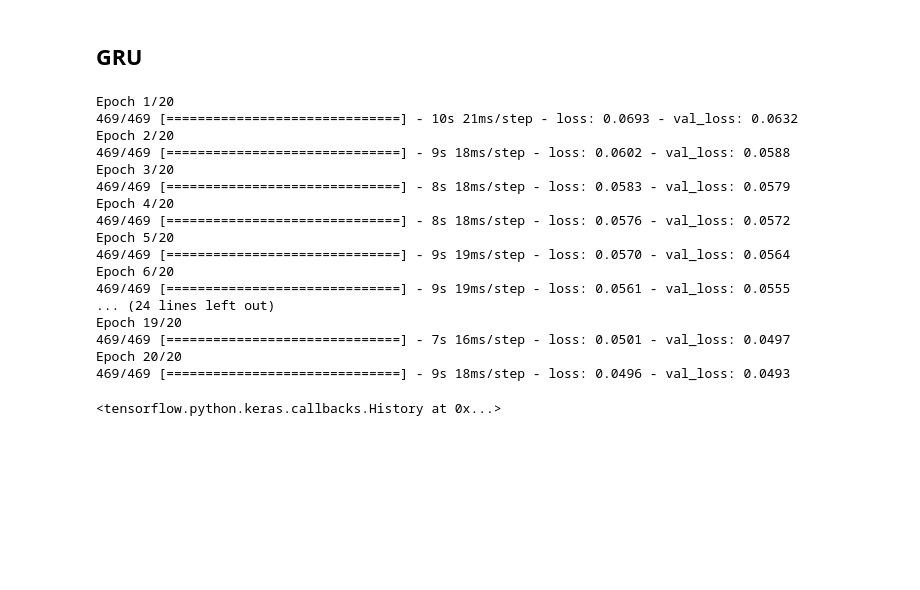
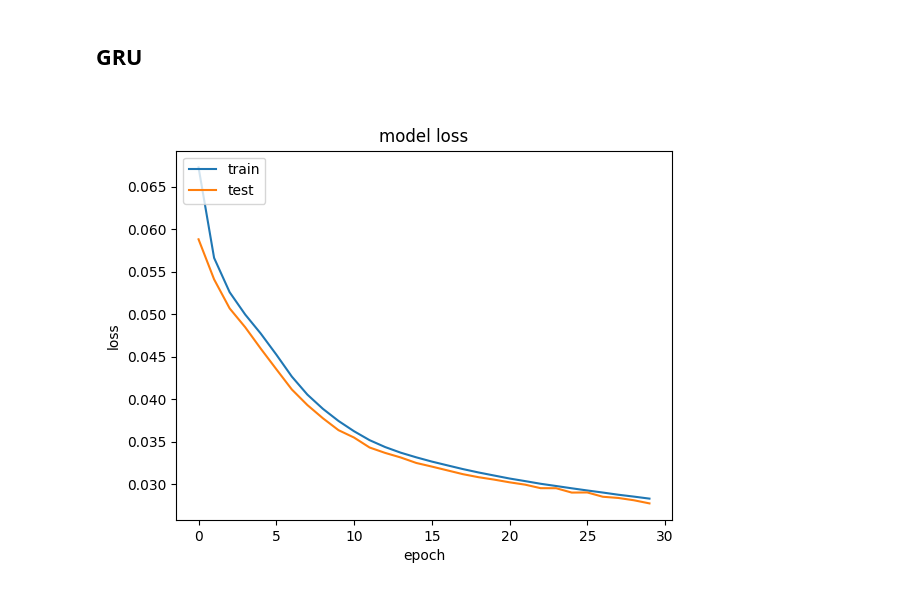
Before and after one commit to ernestchu/CSE688PracticeAndApplicationsOfMachineLearning, a Jupyter notebook: Assignments/hw3/src/hw3-1.ipynb, the cells around one changed output. Cells and saved outputs as stored; diff of their text form; code cells hidden in the pictures; blank space fills up the shorter version.

```diff
--- a/Assignments/hw3/src/hw3-1.ipynb
+++ b/Assignments/hw3/src/hw3-1.ipynb
@@ -200,40 +193,13 @@ plt.imshow(gen[0], cmap='gray')
 # %% [markdown]
 ## GRU
-# %%
-rnn_layer = tf.keras.layers.GRU
-model_gru = tf.keras.Sequential([
-    encoder(14, 28, 28, 2, rnn_layer),
-    decoder(14, 28, 2, 28, rnn_layer)
-])
-model_gru.compile(
-    optimizer=tf.keras.optimizers.Adam(0.001),
-    loss='mse'
-)
-
-model_gru.fit(
-    ds_train,
-    epochs=20,
-    validation_data=ds_test
-)
-# %% [output]
-Epoch 1/20
-469/469 [==============================] - 10s 21ms/step - loss: 0.0693 - val_loss: 0.0632
-Epoch 2/20
-469/469 [==============================] - 9s 18ms/step - loss: 0.0602 - val_loss: 0.0588
-Epoch 3/20
-469/469 [==============================] - 8s 18ms/step - loss: 0.0583 - val_loss: 0.0579
-Epoch 4/20
-469/469 [==============================] - 8s 18ms/step - loss: 0.0576 - val_loss: 0.0572
-Epoch 5/20
-469/469 [==============================] - 9s 19ms/step - loss: 0.0570 - val_loss: 0.0564
-Epoch 6/20
-469/469 [==============================] - 9s 19ms/step - loss: 0.0561 - val_loss: 0.0555
-... (24 lines left out)
-Epoch 19/20
-469/469 [==============================] - 7s 16ms/step - loss: 0.0501 - val_loss: 0.0497
-Epoch 20/20
-469/469 [==============================] - 9s 18ms/step - loss: 0.0496 - val_loss: 0.0493
-<tensorflow.python.keras.callbacks.History at 0x...>
+# %%
+model_gru = train(
+    tf.keras.layers.GRU,
+    load_weights="../assets/hw3-1/weights/GRU.h5",
+    load_fig="../assets/hw3-1/images/GRU.png"
+)
+# %% [output]
+[figure, added]
 # %%
 index = 0
 gen = model_gru(tf.expand_dims(test_images[index], axis=0))
```
Also changed, not shown: parts of 14 cells of this notebook, 7 other files.
